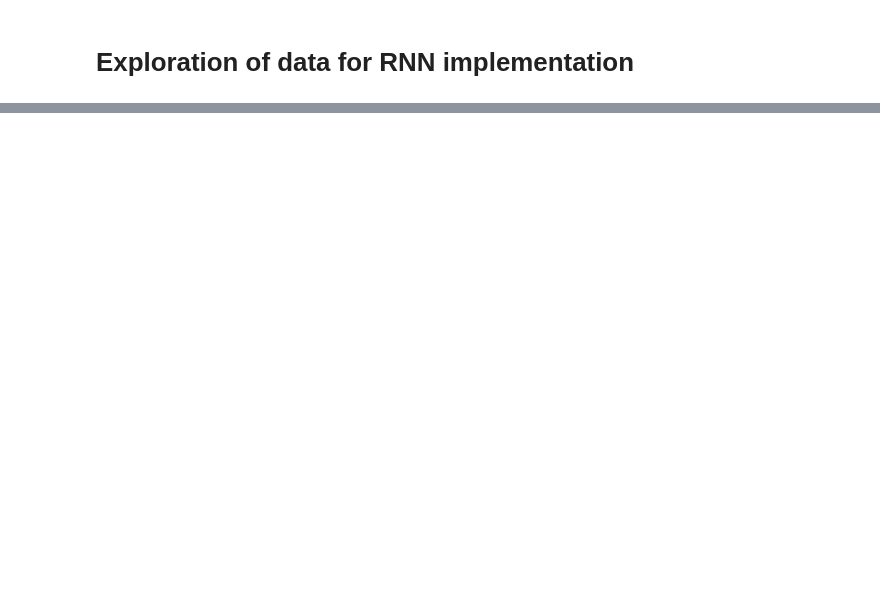
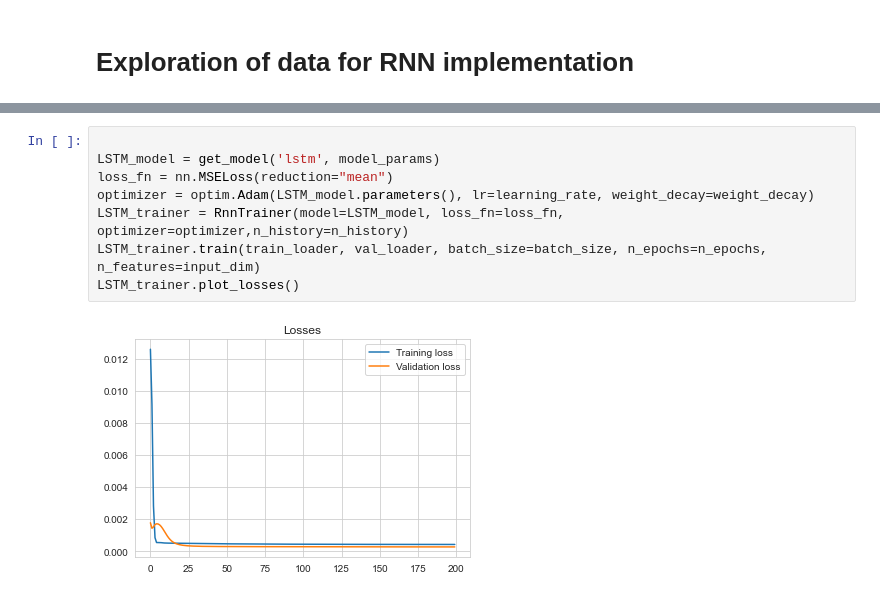
Before and after one commit to Pliploop/Stock_Prediction_RNN, a Jupyter notebook: Exploration.ipynb, the cells around one changed output, grey strips where cells are left out. Drawn from its saved outputs; the diff is of its cells as text; blank space fills up the shorter version.

```diff
--- a/Exploration.ipynb
+++ b/Exploration.ipynb
@@ -68,0 +134,10 @@ for k in range(0,len(test_set_scaled)-n_history):
+# %%
+
+LSTM_model = get_model('lstm', model_params)
+loss_fn = nn.MSELoss(reduction="mean")
+optimizer = optim.Adam(LSTM_model.parameters(), lr=learning_rate, weight_decay=weight_decay)
+LSTM_trainer = RnnTrainer(model=LSTM_model, loss_fn=loss_fn, optimizer=optimizer,n_history=n_history)
+LSTM_trainer.train(train_loader, val_loader, batch_size=batch_size, n_epochs=n_epochs, n_features=input_dim)
+LSTM_trainer.plot_losses()
+# %% [output]
+[figure, added]
```
Also changed, not shown: parts of 15 cells of this notebook, 2 other files.
